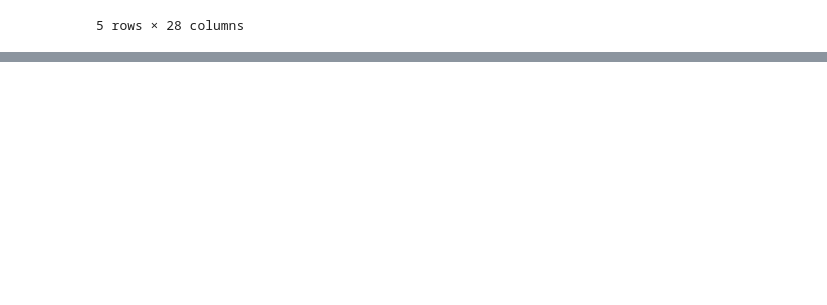
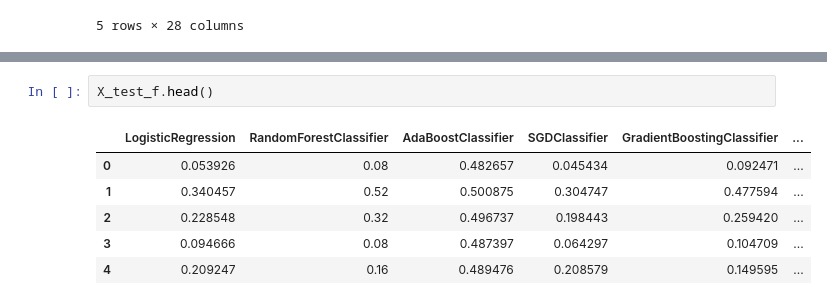
Before and after one commit to arcaputo3/dsc-3-final-project-online-ds-sp-000, a Jupyter notebook: main.ipynb, the cells around one changed output, grey strips where cells are left out. Cells and saved outputs as stored; diff of their text form; blank space fills up the shorter version.

```diff
--- a/main.ipynb
+++ b/main.ipynb
@@ -318,0 +423,9 @@ cross_val_score(svc, X_train, y_train, cv=3, scoring='accuracy').mean()
+# %%
+X_test_f.head()
+# %% [output]
+|  | LogisticRegression | RandomForestClassifier | AdaBoostClassifier | SGDClassifier | GradientBoostingClassifier | ... |
+| 0 | 0.053926 | 0.08 | 0.482657 | 0.045434 | 0.092471 | ... |
+| 1 | 0.340457 | 0.52 | 0.500875 | 0.304747 | 0.477594 | ... |
+| 2 | 0.228548 | 0.32 | 0.496737 | 0.198443 | 0.259420 | ... |
+| 3 | 0.094666 | 0.08 | 0.487397 | 0.064297 | 0.104709 | ... |
+| 4 | 0.209247 | 0.16 | 0.489476 | 0.208579 | 0.149595 | ... |
```
Also changed, not shown: parts of 36 cells of this notebook.
